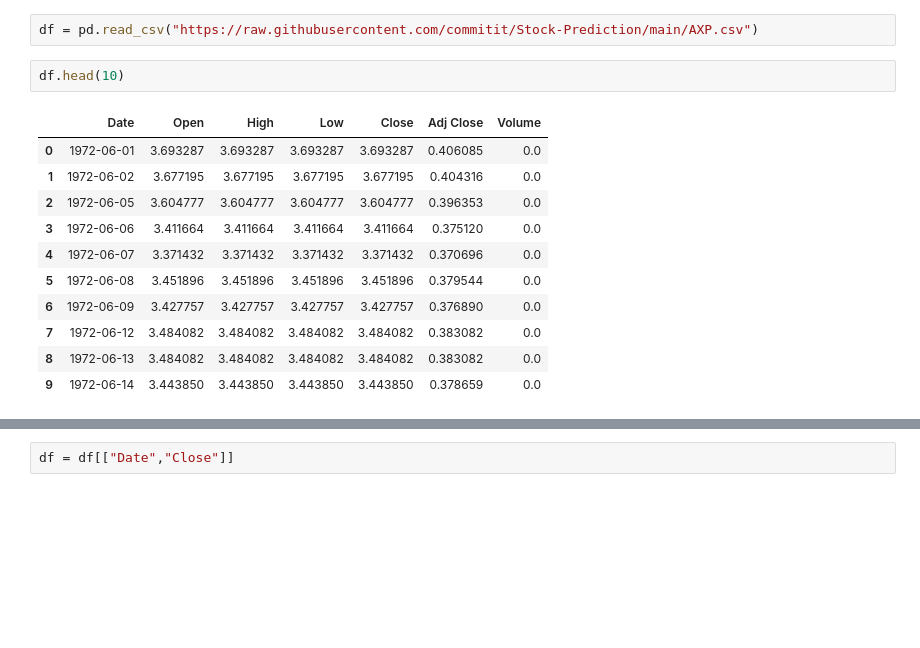
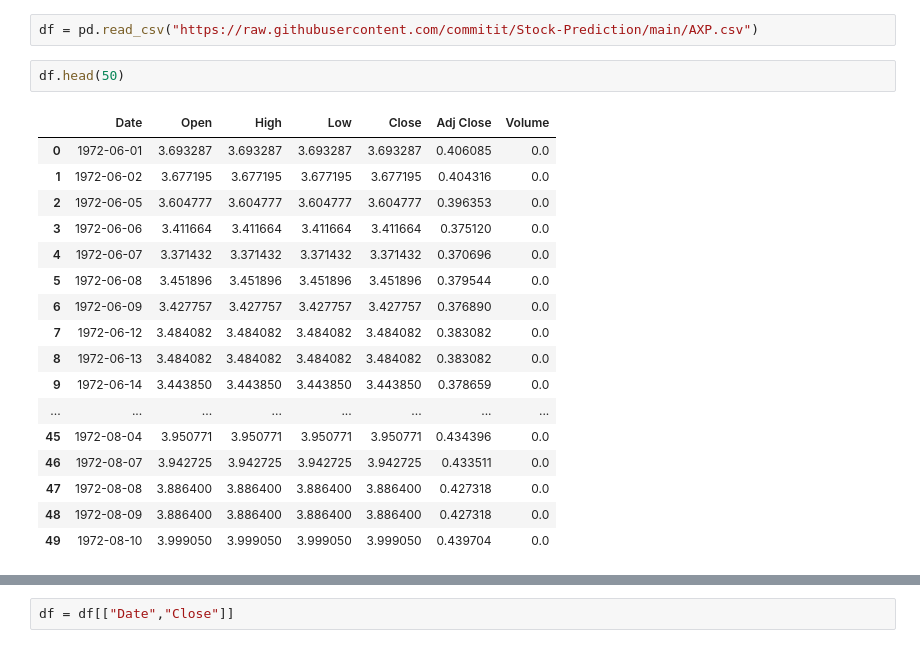
Before and after one commit to commitit/Stock-Prediction, a Jupyter notebook: stock_prediction.ipynb, the cells around one changed output, grey strips where cells are left out. Drawn from its saved outputs; the diff is of its cells as text; blank space fills up the shorter version.

```diff
--- a/stock_prediction.ipynb
+++ b/stock_prediction.ipynb
@@ -12,19 +12,25 @@ import datetime
 # %%
 df = pd.read_csv("https://raw.githubusercontent.com/commitit/Stock-Prediction/main/AXP.csv")
 # %%
-df.head(10)
+df.head(50)
 # %% [output]
 |  | Date | Open | High | Low | Close | Adj Close | Volume |
 | 0 | 1972-06-01 | 3.693287 | 3.693287 | 3.693287 | 3.693287 | 0.406085 | 0.0 |
 | 1 | 1972-06-02 | 3.677195 | 3.677195 | 3.677195 | 3.677195 | 0.404316 | 0.0 |
 | 2 | 1972-06-05 | 3.604777 | 3.604777 | 3.604777 | 3.604777 | 0.396353 | 0.0 |
 | 3 | 1972-06-06 | 3.411664 | 3.411664 | 3.411664 | 3.411664 | 0.375120 | 0.0 |
 | 4 | 1972-06-07 | 3.371432 | 3.371432 | 3.371432 | 3.371432 | 0.370696 | 0.0 |
 | 5 | 1972-06-08 | 3.451896 | 3.451896 | 3.451896 | 3.451896 | 0.379544 | 0.0 |
 | 6 | 1972-06-09 | 3.427757 | 3.427757 | 3.427757 | 3.427757 | 0.376890 | 0.0 |
 | 7 | 1972-06-12 | 3.484082 | 3.484082 | 3.484082 | 3.484082 | 0.383082 | 0.0 |
 | 8 | 1972-06-13 | 3.484082 | 3.484082 | 3.484082 | 3.484082 | 0.383082 | 0.0 |
 | 9 | 1972-06-14 | 3.443850 | 3.443850 | 3.443850 | 3.443850 | 0.378659 | 0.0 |
+| ... | ... | ... | ... | ... | ... | ... | ... |
+| 45 | 1972-08-04 | 3.950771 | 3.950771 | 3.950771 | 3.950771 | 0.434396 | 0.0 |
+| 46 | 1972-08-07 | 3.942725 | 3.942725 | 3.942725 | 3.942725 | 0.433511 | 0.0 |
+| 47 | 1972-08-08 | 3.886400 | 3.886400 | 3.886400 | 3.886400 | 0.427318 | 0.0 |
+| 48 | 1972-08-09 | 3.886400 | 3.886400 | 3.886400 | 3.886400 | 0.427318 | 0.0 |
+| 49 | 1972-08-10 | 3.999050 | 3.999050 | 3.999050 | 3.999050 | 0.439704 | 0.0 |
 # %%
 df.info()
 # %% [output]
```
Also changed, not shown: parts of 13 cells of this notebook.
